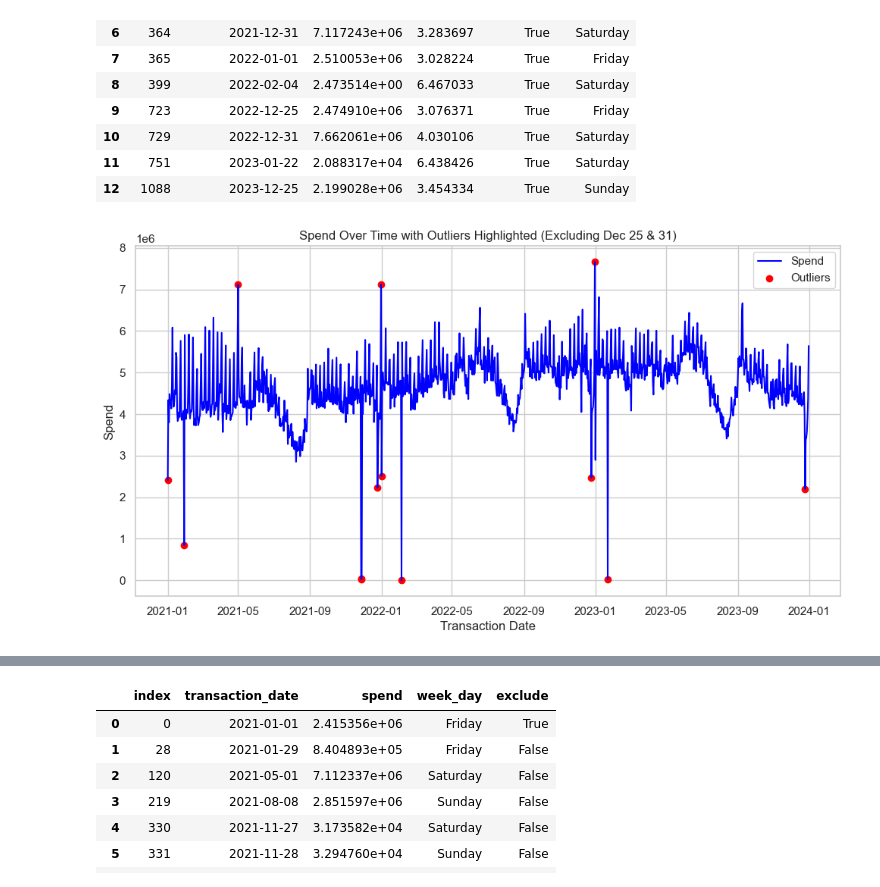
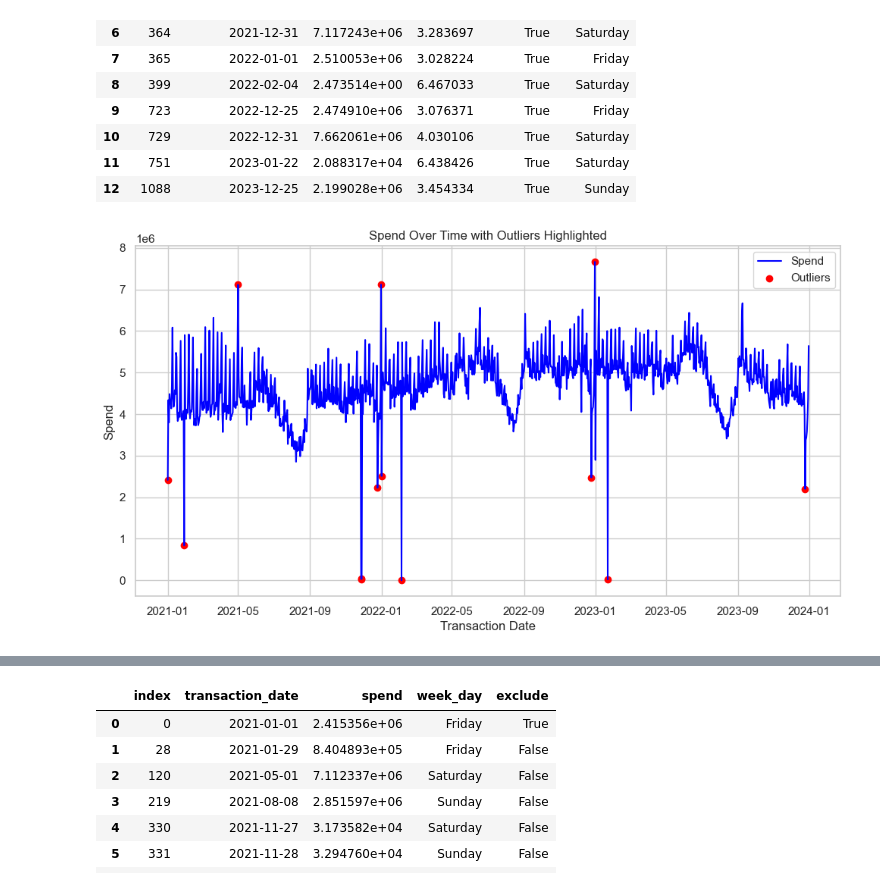
Before and after one commit to shriman/time-series-anomaly, a Jupyter notebook: notebooks/main.ipynb, the cells around one changed output, grey strips where cells are left out. Cells and saved outputs as stored; diff of their text form; code cells hidden in the pictures.

Commit message:
update image header

```diff
--- a/notebooks/main.ipynb
+++ b/notebooks/main.ipynb
@@ -248,24 +248,24 @@ outliers_z
 # %%
 # Plot the data
 plt.figure(figsize=(12, 6))
 df_zscore = df_zscore.reset_index()
 plt.plot(df_zscore['transaction_date'], df_zscore['spend'], label='Spend', color='blue')
 plt.scatter(
     df_zscore.loc[df_zscore['is_outlier'], 'transaction_date'],
     df_zscore.loc[df_zscore['is_outlier'], 'spend'],
     color='red',
     label='Outliers'
 )
 
 # Add labels and legend
-plt.title('Spend Over Time with Outliers Highlighted (Excluding Dec 25 & 31)')
+plt.title('Spend Over Time with Outliers Highlighted')
 plt.xlabel('Transaction Date')
 plt.ylabel('Spend')
 plt.legend()
 plt.grid(True)
 plt.show()
 # %% [output]
-[figure, old version]
+[figure, new version]
 # %%
 #Method 3: seasonal decomposition
 decomposition = seasonal_decompose(data['spend'], model='additive', period=365)
```
Also changed, not shown: parts of 5 cells of this notebook.
